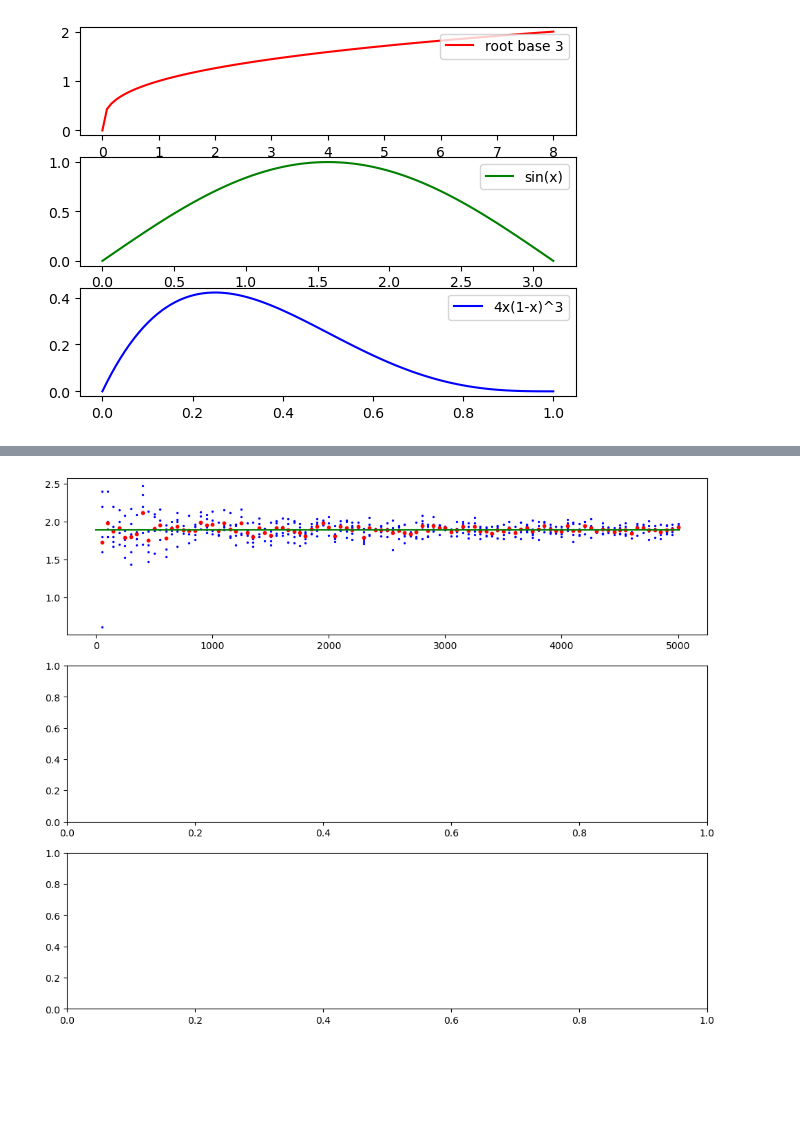
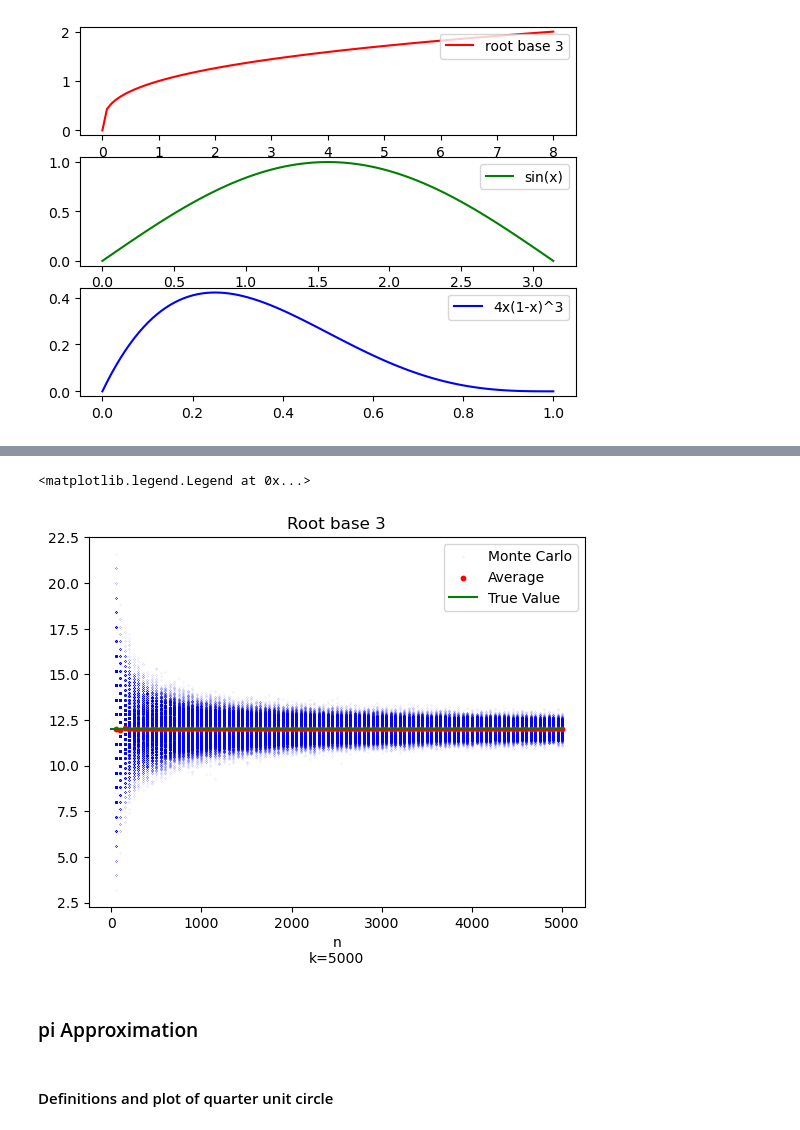
Before and after one commit to JinerX/MpisMonteCarlo, a Jupyter notebook: MonteCarloNotebook.ipynb, the cells around one changed output, grey strips where cells are left out. Drawn from its saved outputs; the diff is of its cells as text; code cells hidden in the pictures; blank space fills up the shorter version.

```diff
--- a/MonteCarloNotebook.ipynb
+++ b/MonteCarloNotebook.ipynb
@@ -83,7 +94,0 @@ fig,ax = make_plot(k=5,max_n=5000,min_n=50,n_int=50,func=root_3,x2=2,M=5,x1=0,in
-# %%
-a, _ = integrate.quad(root_3, 0, 2)
-fig,ax = plt.subplots(3,1,figsize=(12,10))
-make_plot_ax(ax=ax[0],k=5, max_n=5000, min_n=50, n_int=50, func=root_3, x2=2, M=5, x1=0, inc_avg=True, true_val=a)
-plt.show()
-# %% [output]
-[figure, removed]
@@ -92,0 +95,13 @@ _, custom_ax = make_plot(k=5, max_n=5000, min_n=50, n_int=50, func=root_3, x2=2,
+# %%
+a, _ = integrate.quad(root_3,0,8)
+fig,ax = make_plot(k=5000,max_n=5000,min_n=50,n_int=50,func=root_3,x2=8,M=5,x1=0,inc_avg=True,true_val=a)
+ax.set_title('Root base 3')
+ax.set_xlabel('n\nk=5000')
+ax.legend(loc='upper right')
+# %% [output]
+<matplotlib.legend.Legend at 0x...>
+[figure, added]
+# %% [markdown]
+### pi Approximation
+# %% [markdown]
+#### Definitions and plot of quarter unit circle
```
Also changed, not shown: parts of 25 cells of this notebook.
